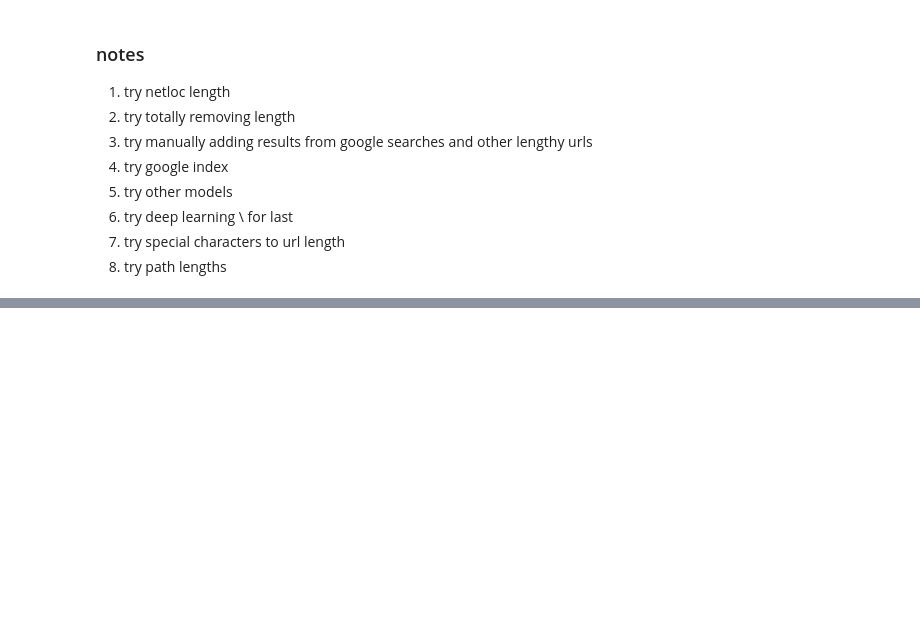
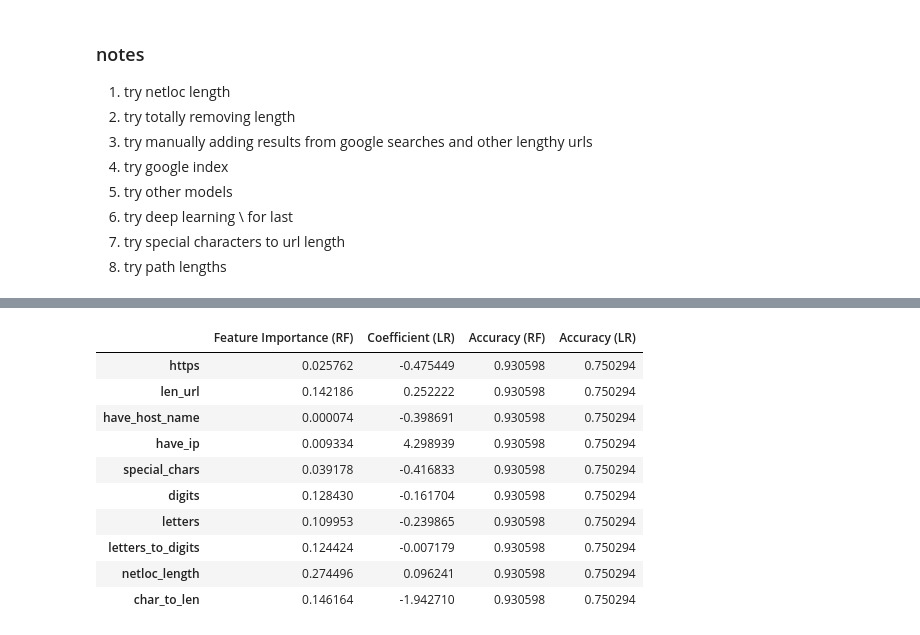
Before and after one commit to bataynehscave/Phishing_detector, a Jupyter notebook: experimenting.ipynb, the cells around one changed output, grey strips where cells are left out. Drawn from its saved outputs; the diff is of its cells as text; code cells hidden in the pictures; blank space fills up the shorter version.

Commit message:
added netloc feature

```diff
--- a/experimenting.ipynb
+++ b/experimenting.ipynb
@@ -263,3 +303,8 @@ ParseResult(scheme='https', netloc='home-onlineingservice-7c2773.ingress-c', pat
 6. try deep learning \\ for last
 7. try special characters to url length
 8. try path lengths
+# %%
+def netloc_length(url):
+    parsed_url = urlparse(url)
+    netloc_length = len(parsed_url.netloc)
+    return netloc_length
@@ -265,0 +315,2 @@ ParseResult(scheme='https', netloc='home-onlineingservice-7c2773.ingress-c', pat
+# %%
+df['netloc_length'] = df['url'].apply(lambda x: netloc_length(x))
@@ -265,0 +330,16 @@ ParseResult(scheme='https', netloc='home-onlineingservice-7c2773.ingress-c', pat
+# %%
+df['char_to_len'] = df['special_chars'] / df['len_url']
+# %%
+evaluate_features(df, 'label', 1)
+# %% [output]
+|  | Feature Importance (RF) | Coefficient (LR) | Accuracy (RF) | Accuracy (LR) |
+| https | 0.025762 | -0.475449 | 0.930598 | 0.750294 |
+| len_url | 0.142186 | 0.252222 | 0.930598 | 0.750294 |
+| have_host_name | 0.000074 | -0.398691 | 0.930598 | 0.750294 |
+| have_ip | 0.009334 | 4.298939 | 0.930598 | 0.750294 |
+| special_chars | 0.039178 | -0.416833 | 0.930598 | 0.750294 |
+| digits | 0.128430 | -0.161704 | 0.930598 | 0.750294 |
+| letters | 0.109953 | -0.239865 | 0.930598 | 0.750294 |
+| letters_to_digits | 0.124424 | -0.007179 | 0.930598 | 0.750294 |
+| netloc_length | 0.274496 | 0.096241 | 0.930598 | 0.750294 |
+| char_to_len | 0.146164 | -1.942710 | 0.930598 | 0.750294 |
```
Also changed, not shown: parts of 14 cells of this notebook.
